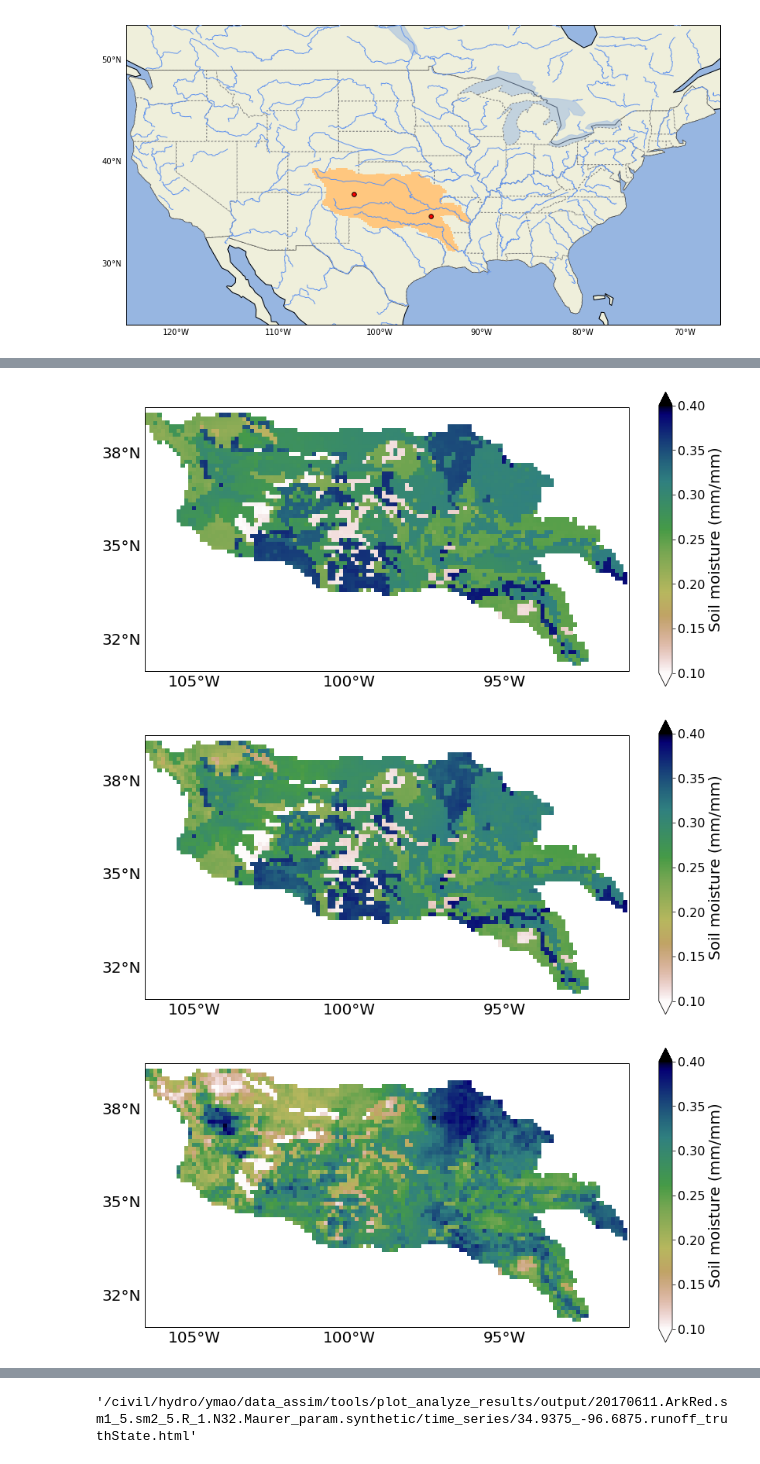
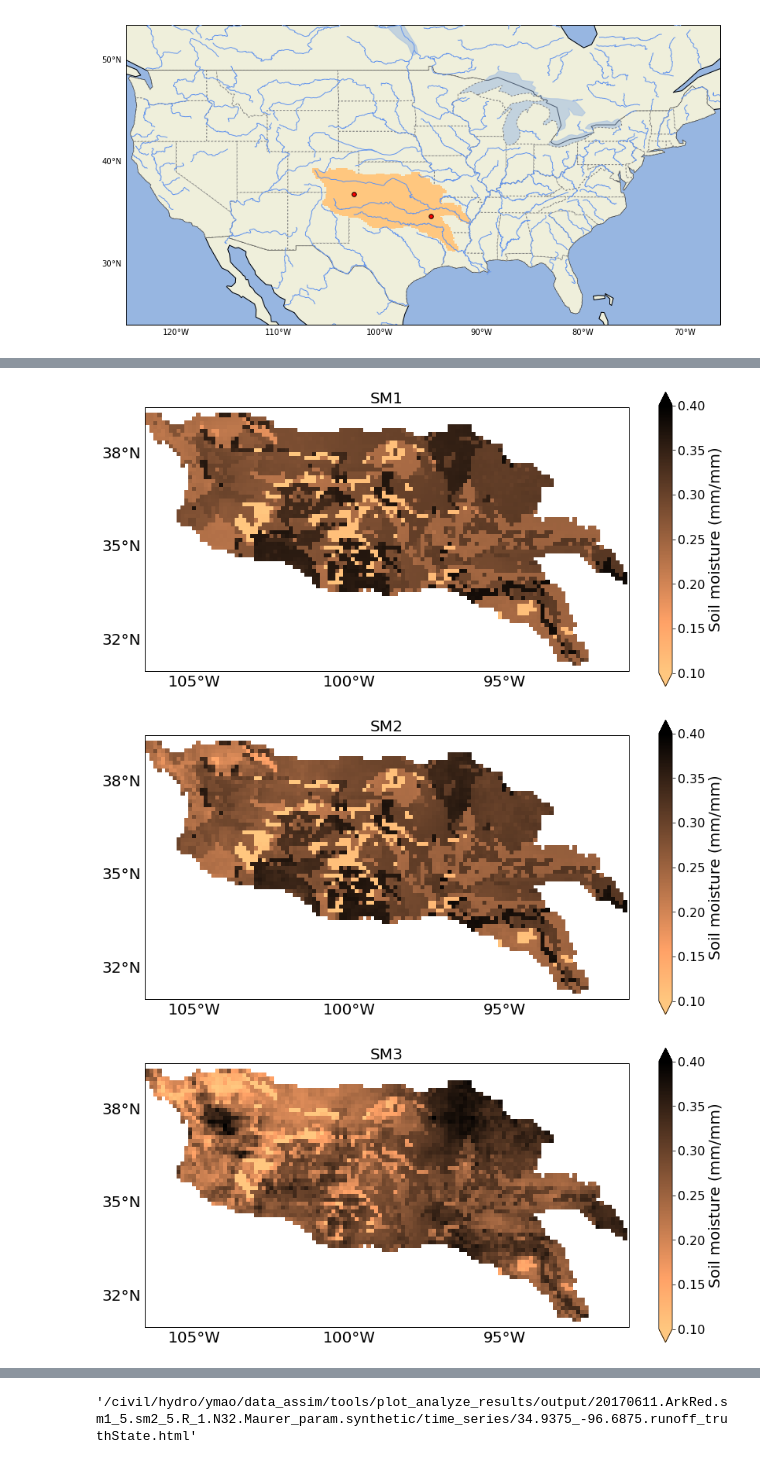
Before and after one commit to UW-Hydro/dual_DA_SMAP, a Jupyter notebook: tools/plot_analyze_results/plot_synth_maps.ipynb, the cells around one changed output, grey strips where cells are left out. Saved outputs shown, nothing was run; the diff lists cells and outputs as text; code cells hidden in the pictures.

```diff
--- a/tools/plot_analyze_results/plot_synth_maps.ipynb
+++ b/tools/plot_analyze_results/plot_synth_maps.ipynb
@@ -1939,12 +1978,14 @@ cs = da_sm1_mean.where(da_domain==1).plot.pcolormesh(
     'lon', 'lat', ax=ax,
     add_colorbar=False,
     add_labels=False,
-    cmap='gist_earth_r',
+    cmap='copper_r',
     vmin=0.1, vmax=0.4,
     transform=ccrs.PlateCarree())
 cbar = plt.colorbar(cs, extend='both')
 cbar.set_label('Soil moisture (mm/mm)', fontsize=20)
-plt.title("")
+plt.title("SM1", fontsize=20)
+#plt.text(0.05, 0.1, "SM1", transform=ax.transAxes, horizontalalignment='left',
+#         fontsize=20)
 # Make plot looks better
 for t in cbar.ax.get_yticklabels():
     t.set_fontsize(16)
@@ -1966,50 +2007,54 @@ cs = da_sm2_mean.where(da_domain==1).plot.pcolormesh(
     'lon', 'lat', ax=ax,
     add_colorbar=False,
     add_labels=False,
-    cmap='gist_earth_r',
+    cmap='copper_r',
     vmin=0.1, vmax=0.4,
     transform=ccrs.PlateCarree())
 cbar = plt.colorbar(cs, extend='both')
 cbar.set_label('Soil moisture (mm/mm)', fontsize=20)
-plt.title("")
+plt.title("SM2", fontsize=20)
+#plt.text(0.05, 0.1, "SM2", transform=ax.transAxes, horizontalalignment='left',
+#         fontsize=20)
 # Make plot looks better
 for t in cbar.ax.get_yticklabels():
     t.set_fontsize(16)
 gl.xlabel_style = {'size': 20}
 gl.ylabel_style = {'size': 20}
 fig.savefig(os.path.join(output_maps_dir, 'sm2.openloop.png'),
             format='png', bbox_inches='tight', pad_inches=0)
 
 # --- sm3 --- #
 da_sm3_mean = ds_openloop_states['SOIL_MOISTURE'].sel(
     nlayer=2).mean(dim='time') / depth_sm3
 fig = plt.figure(figsize=(14, 7))
 # Set projection
 ax = plt.axes(projection=ccrs.PlateCarree())
 ax.set_extent([-106.6, -91, 31, 39.5], ccrs.Geodetic())
 gl = add_gridlines(ax, xlocs=[-95, -100, -105], ylocs=[32, 35, 38], alpha=0)
 # Plot
 cs = da_sm3_mean.where(da_domain==1).plot.pcolormesh(
     'lon', 'lat', ax=ax,
     add_colorbar=False,
     add_labels=False,
-    cmap='gist_earth_r',
+    cmap='copper_r',
     vmin=0.1, vmax=0.4,
     transform=ccrs.PlateCarree())
 cbar = plt.colorbar(cs, extend='both')
 cbar.set_label('Soil moisture (mm/mm)', fontsize=20)
-plt.title("")
+plt.title("SM3", fontsize=20)
+#plt.text(0.05, 0.1, "SM3", transform=ax.transAxes, horizontalalignment='left',
+#         fontsize=20)
 # Make plot looks better
 for t in cbar.ax.get_yticklabels():
     t.set_fontsize(16)
 gl.xlabel_style = {'size': 20}
 gl.ylabel_style = {'size': 20}
 fig.savefig(os.path.join(output_maps_dir, 'sm3.openloop.png'),
             format='png', bbox_inches='tight', pad_inches=0)
 # %% [output]
-[figure, old version]
+[figure, new version]
-[figure, old version]
+[figure, new version]
-[figure, old version]
+[figure, new version]
 # %%
 # --- Surface runoff --- #
 out_nc = os.path.join(output_data_dir, 'openloop_dailyRunoff_mean.nc')
```
Also changed, not shown: parts of 10 cells of this notebook, 6 other files.
